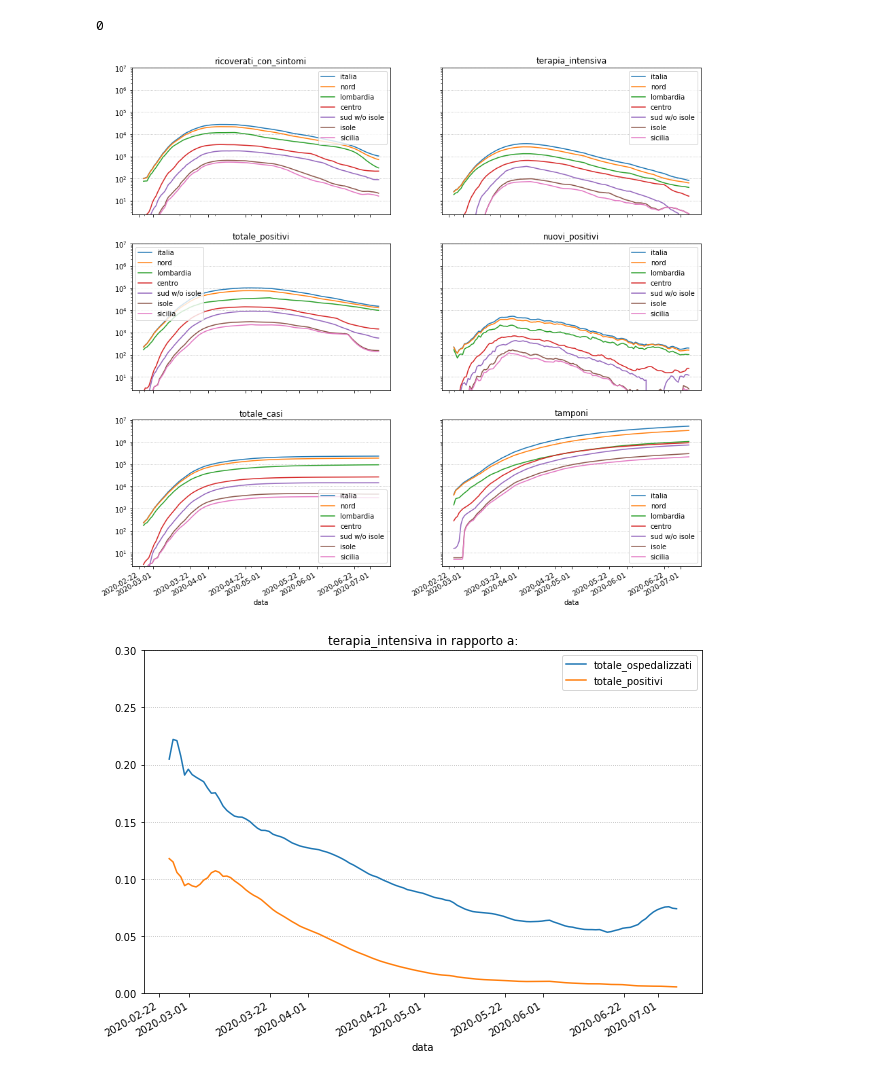
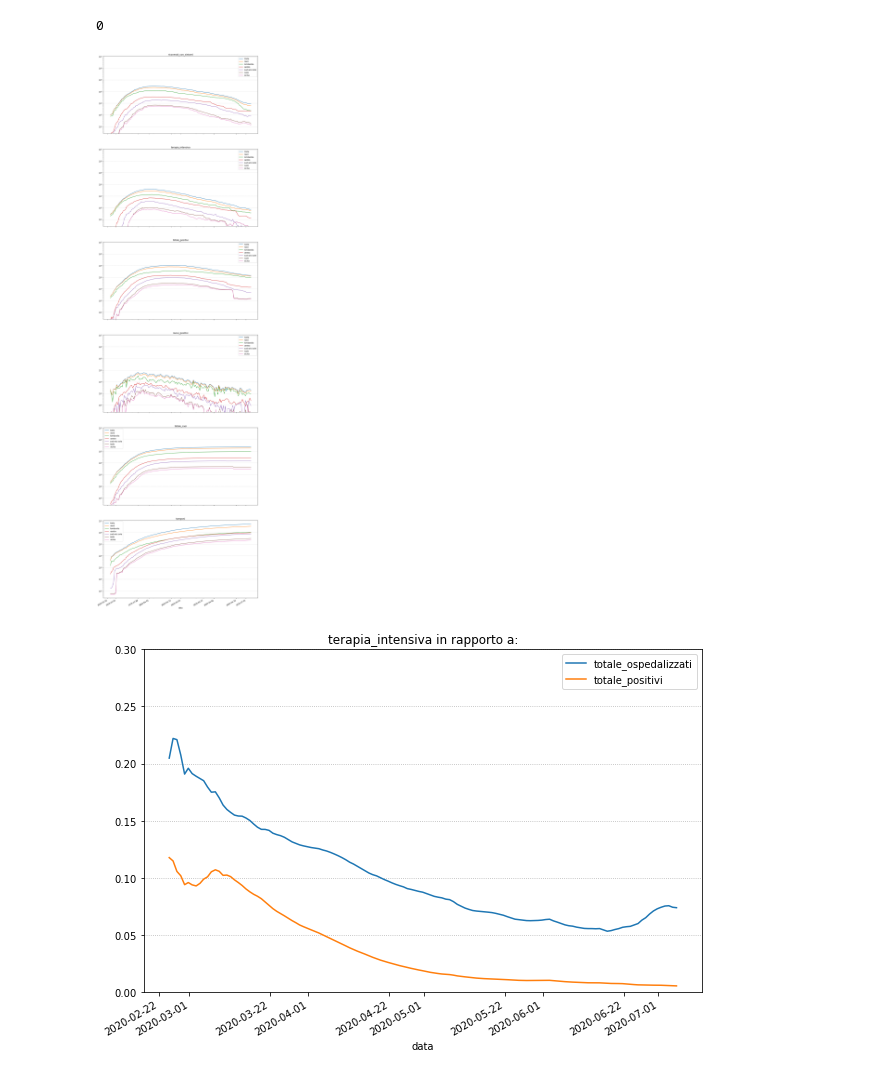
Before and after one commit to AvverbioPronome/covid, a Jupyter notebook: Covid1.ipynb, the cells around one changed output. Drawn from its saved outputs; the diff is of its cells as text; code cells hidden in the pictures.

```diff
--- a/Covid1.ipynb
+++ b/Covid1.ipynb
@@ -44,37 +44,37 @@ def filter_area(df, area):
 # %%
 colonne = [
     "ricoverati_con_sintomi",
     "terapia_intensiva",
 #    "totale_ospedalizzati",
 #    "isolamento_domiciliare",
     "totale_positivi",
     "nuovi_positivi",
     "totale_casi",
 #    "dimessi_guariti",
 #    "deceduti",
     "tamponi"
 ]
 
-c = 2
+c = 1
 r = len(colonne)//c
 assert len(colonne) % c == 0, "Make sure to even out your picture"
-fig, axes = plt.subplots(r,c,sharex=True,sharey=True,figsize=(15,r*5))
+fig, axes = plt.subplots(r,c,sharex=True,sharey=True,figsize=(15,r*10/c))
 
 from itertools import cycle
 axes = cycle(axes.flatten())
 for a in aree:
-    t = filter_area(dati, a).groupby("data").sum().ewm(span=7).mean()
+    t = filter_area(dati, a).groupby("data").sum()
     for c in colonne:
         ax = next(axes)
 
         t.plot(y=c, ax=ax, label=a['name'], title=c)
         ax.semilogy()
         ax.grid(axis='y', ls=':')
         #ax.set_xlim(left=(pd.Timestamp.now(tz='Europe/Rome') - pd.Timedelta(days=30)))
 
 fig.show()
 # %% [output]
-[figure, old version]
+[figure, new version]
 # %%
 fig, ax = plt.subplots(figsize=(10,7))
 complessiva=dati.groupby("data").sum()
```
